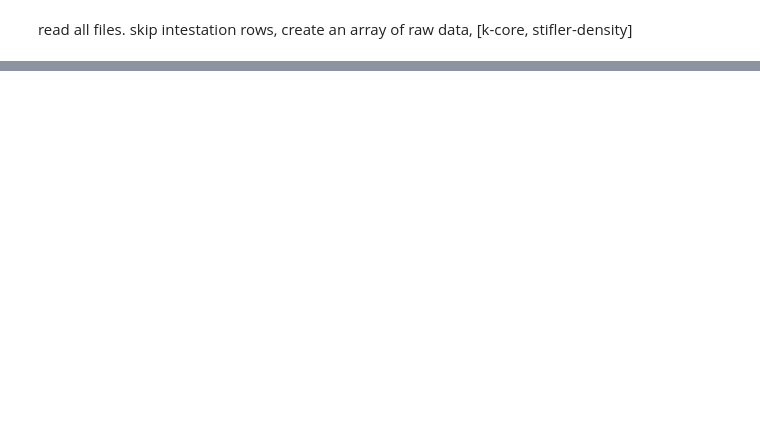
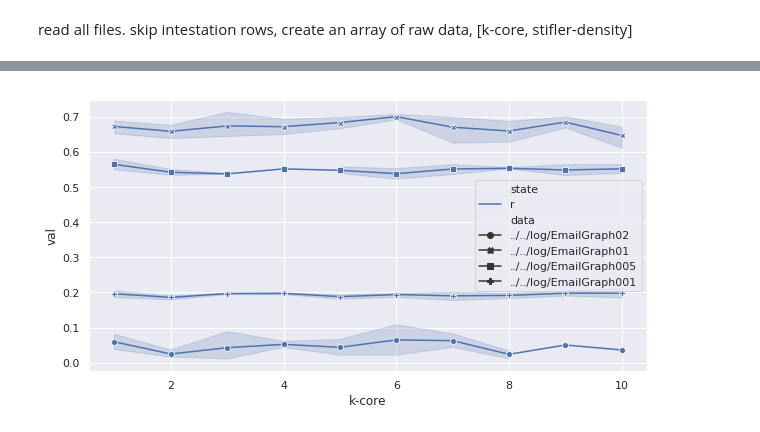
Before and after one commit to BFSteam/memory, a Jupyter notebook: jup/python/Stifler Density Over K-Core.ipynb, the cells around one changed output, grey strips where cells are left out. Cells and saved outputs as stored; diff of their text form; code cells hidden in the pictures; blank space fills up the shorter version.

```diff
--- a/jup/python/Stifler Density Over K-Core.ipynb
+++ b/jup/python/Stifler Density Over K-Core.ipynb
@@ -253,0 +221,10 @@ r2s = r_s
+# %%
+import seaborn as sns; sns.set()
+import matplotlib.pyplot as plt
+fmri = sns.load_dataset("fmri")
+ax = sns.lineplot(x="k-core", y="val", hue="state", style="data",
+                  markers=True, dashes=False,
+                  data=rawdataframe.loc[rawdataframe['state'] == 'r']
+)
+# %% [output]
+[figure, added]
```
Also changed, not shown: parts of 13 cells of this notebook, 5 other files.
